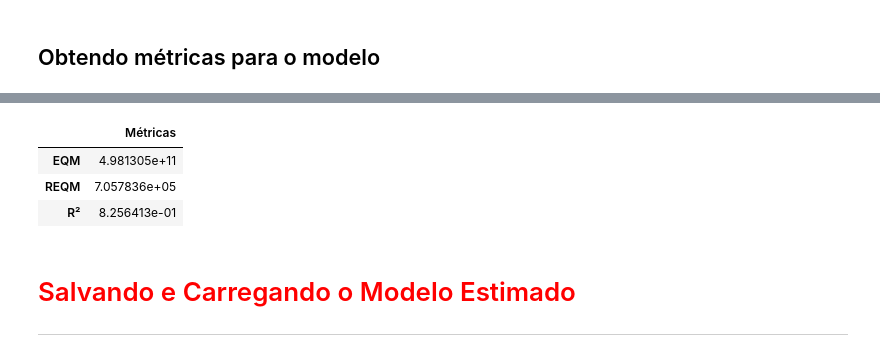
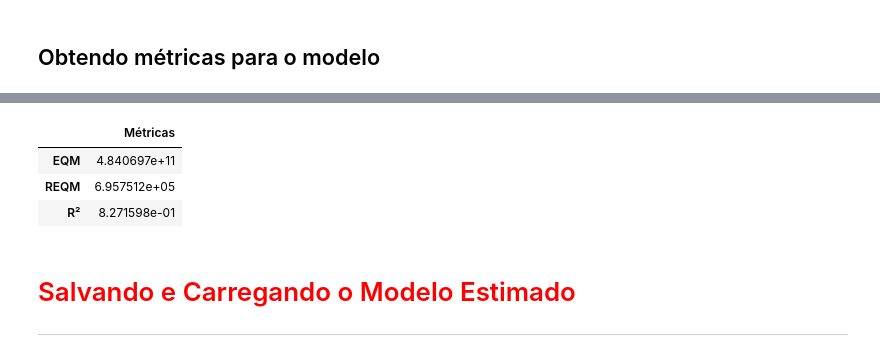
Before and after one commit to leandrorodor/ALR-Machine_Learning_AS, a Jupyter notebook: regressao_linear_multipla.ipynb, the cells around one changed output, grey strips where cells are left out. Cells and saved outputs as stored; diff of their text form; code cells hidden in the pictures.

```diff
--- a/regressao_linear_multipla.ipynb
+++ b/regressao_linear_multipla.ipynb
@@ -439,0 +445,3 @@ array([6643946.55570891, 5903300.19832781, 9600474.35125174, ...,
+# %%
+previsto_bilheteria_teste = modelo.predict(teste)
+previsto_bilheteria_teste
@@ -458,15 +458,15 @@ teste
 # %%
-EQM_2 = metrics.mean_squared_error(teste_bilheteria, previsto_bilheteria)
-REQM_2 = np.sqrt(metrics.mean_squared_error(teste_bilheteria, previsto_bilheteria))
-R2_2 = metrics.r2_score(teste_bilheteria, previsto_bilheteria)
+EQM_2 = metrics.mean_squared_error(teste_bilheteria, previsto_bilheteria_teste)
+REQM_2 = np.sqrt(metrics.mean_squared_error(teste_bilheteria, previsto_bilheteria_teste))
+R2_2 = metrics.r2_score(teste_bilheteria, previsto_bilheteria_teste)
 
 
 pd.DataFrame([EQM_2,REQM_2,R2_2],['EQM', 'REQM', 'R²'], columns=['Métricas'])
 # %% [output]
 |  | Métricas |
-| EQM | 4.981305e+11 |
-| REQM | 7.057836e+05 |
-| R² | 8.256413e-01 |
+| EQM | 4.840697e+11 |
+| REQM | 6.957512e+05 |
+| R² | 8.271598e-01 |
 # %% [markdown]
 # <font color='red' style='font-size: 30px;'>Salvando e Carregando o Modelo Estimado</font>
 <hr style='border: 2px solid red;'>
```
Also changed, not shown: parts of 41 cells of this notebook.
